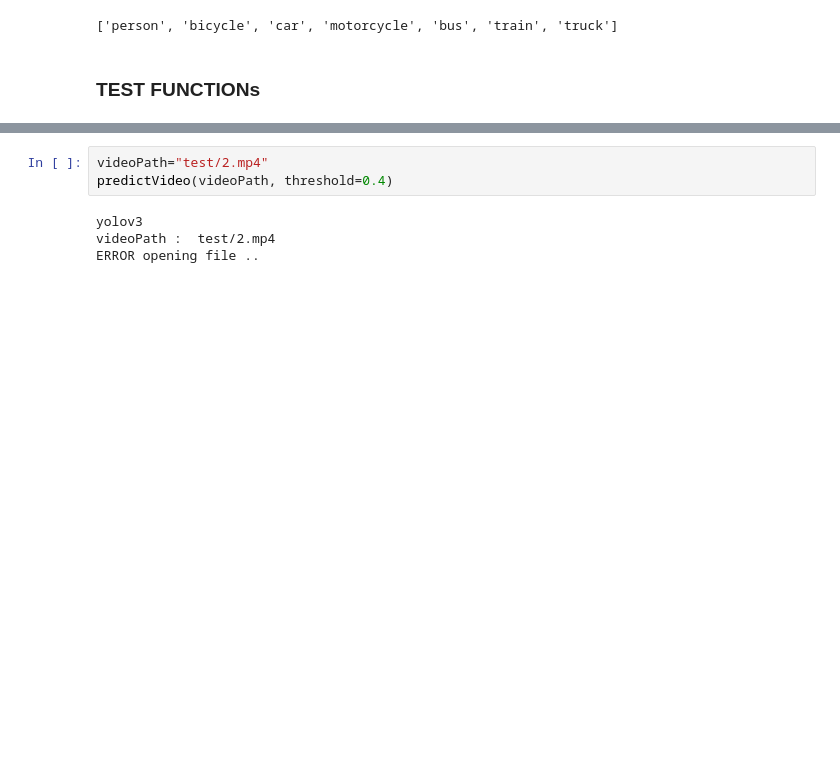
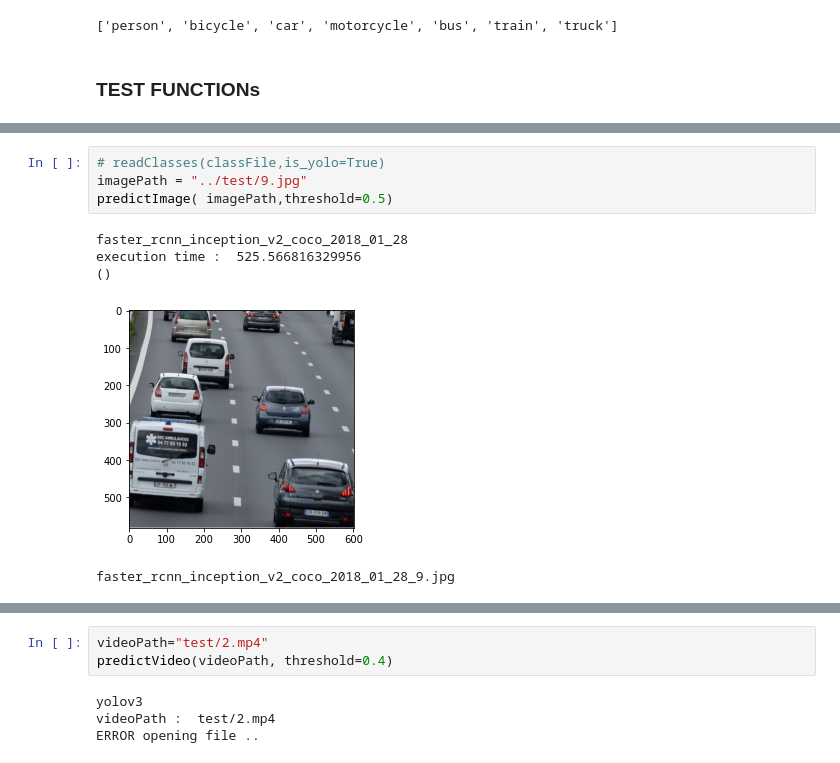
Before and after one commit to ayoubalami/object_detection_benchmarking, a Jupyter notebook: opencv_detection_video_benxhmark.ipynb, the cells around one changed output, grey strips where cells are left out. Cells and saved outputs as stored; diff of their text form; blank space fills up the shorter version.

```diff
--- a/opencv_detection_video_benxhmark.ipynb
+++ b/opencv_detection_video_benxhmark.ipynb
@@ -311,0 +390,10 @@ efficientdet_d3_coco17_tpu-32_1.jpg
+# %%
+# readClasses(classFile,is_yolo=True)
+imagePath = "../test/9.jpg"
+predictImage( imagePath,threshold=0.5)
+# %% [output]
+faster_rcnn_inception_v2_coco_2018_01_28
+execution time :  525.566816329956
+()
+[figure, added]
+faster_rcnn_inception_v2_coco_2018_01_28_9.jpg
```
Also changed, not shown: parts of 27 cells of this notebook.
